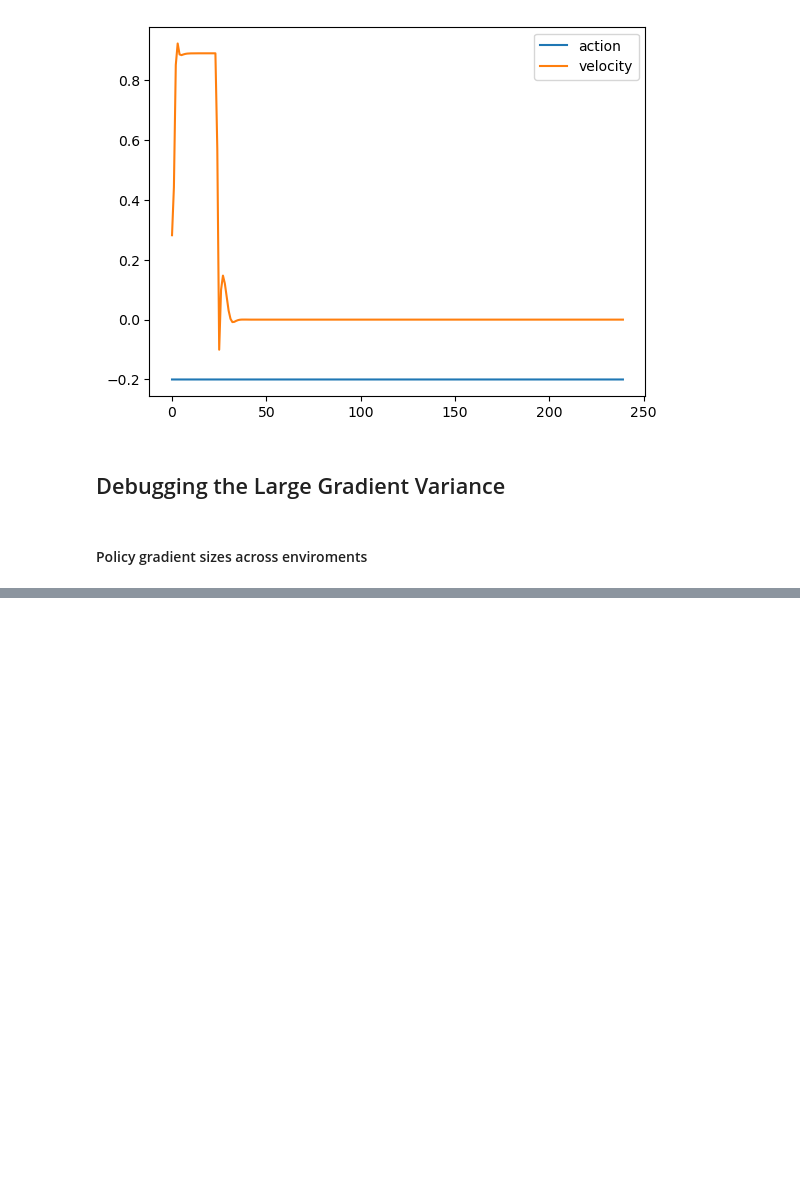
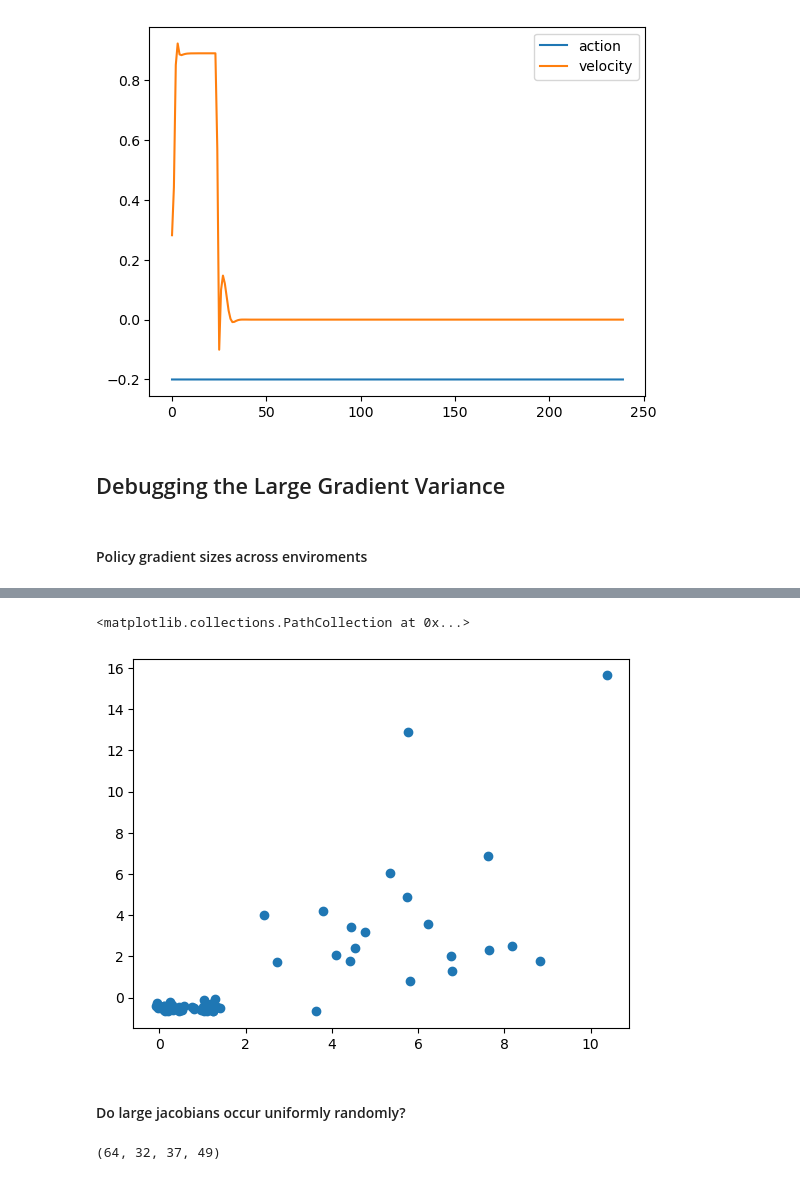
Before and after one commit to Andrew-Luo1/jax_shac, a Jupyter notebook: anymal.ipynb, the cells around one changed output, grey strips where cells are left out. Drawn from its saved outputs; the diff is of its cells as text; code cells hidden in the pictures; blank space fills up the shorter version.

```diff
--- a/anymal.ipynb
+++ b/anymal.ipynb
@@ -237,0 +357,22 @@ plt.legend()
+# %%
+plt.scatter(jp.log10(max_norm_per_env), jp.log10(pg_size_per_env))
+# %% [output]
+<matplotlib.collections.PathCollection at 0x...>
+[figure, added]
+# %% [markdown]
+#### Do large jacobians occur uniformly randomly?
+# %%
+# Collect a rollout with a longer unroll length.
+it = 1
+algo_state = trainer.load_checkpoint(it)
+ts = algo_state['training_state']
+state = algo_state['env_state']
+key = algo_state['unroll_keys']
+
+long_jacs, nstates, extras = trainer.jac_rollout(ts.policy_params, ts.normalizer_params,
+                           state, key, 32)
+
+actions = extras["action"]
+print(long_jacs.shape)
+# %% [output]
+(64, 32, 37, 49)
```
Also changed, not shown: parts of 12 cells of this notebook, 4 other files.
